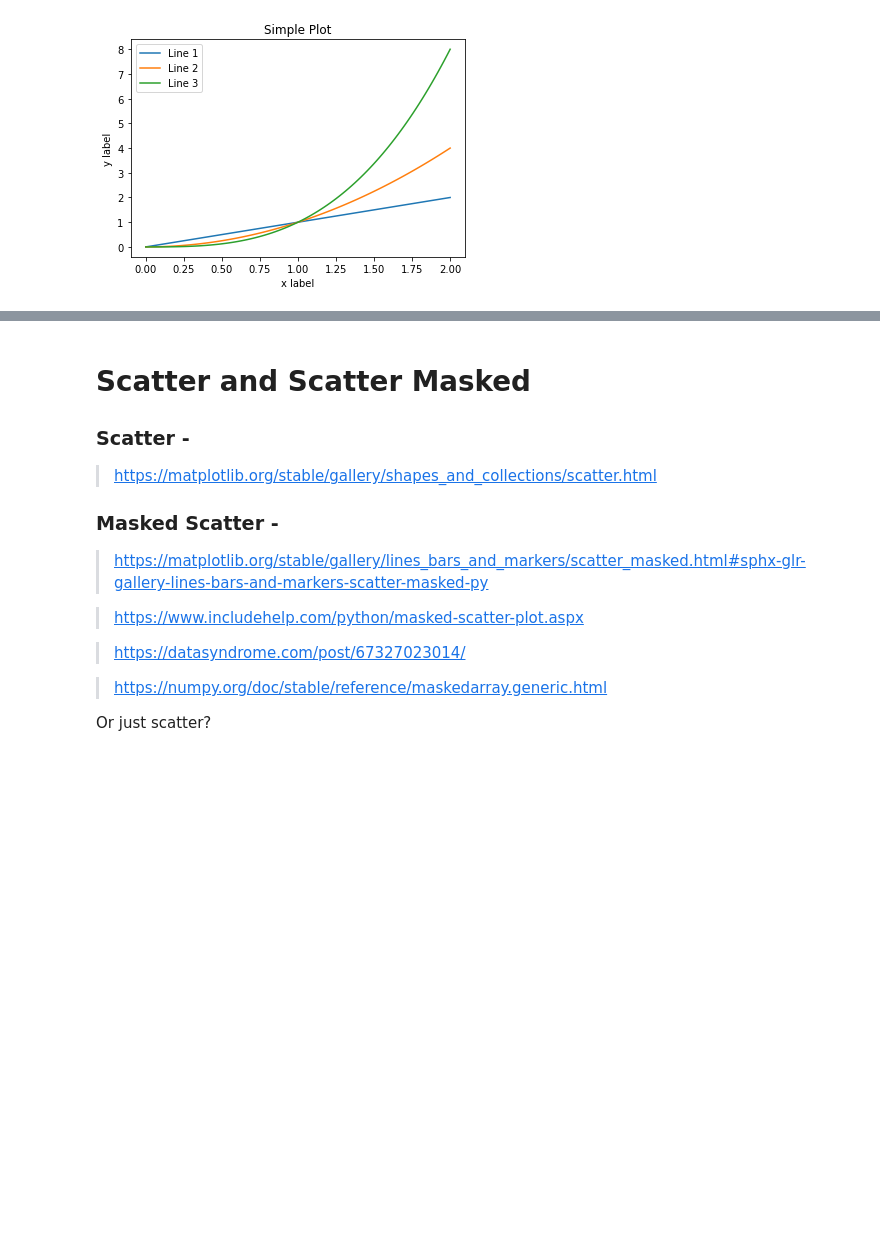
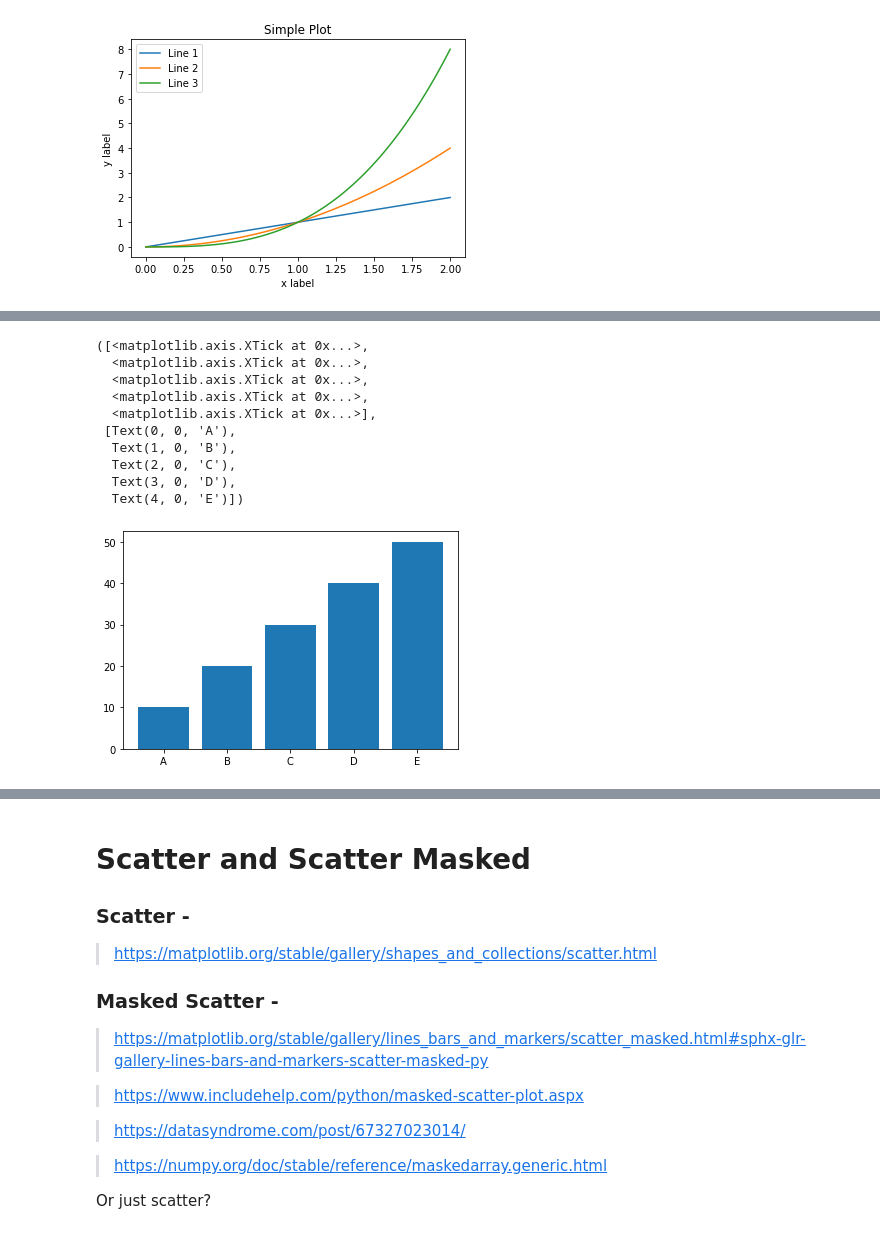
Before and after one commit to VCurry20/FDAProject2021, a Jupyter notebook: pyplot.ipynb, the cells around one changed output, grey strips where cells are left out. Saved outputs shown, nothing was run; the diff lists cells and outputs as text; code cells hidden in the pictures; blank space fills up the shorter version.

Commit message:
barplot

```diff
--- a/pyplot.ipynb
+++ b/pyplot.ipynb
@@ -142,0 +159,27 @@ import matplotlib.pyplot as plt
+# %%
+# Make a random dataset:
+height = [10, 20, 30, 40, 50]        # set the height data
+bars = ('A', 'B', 'C', 'D', 'E')     # set the names of the bars
+y_pos = np.arange(len(bars))         # y position for ticks - length of bar
+
+
+plt.bar(y_pos, height)               # plot barplot
+
+plt.xticks(y_pos, bars)              # Create names on the x-axis
+
+#plt.show()                          # Show plot
+
+
+# I am leaving the full output and not showing just the chart                                                      #[5][7]
+# %% [output]
+([<matplotlib.axis.XTick at 0x...>,
+  <matplotlib.axis.XTick at 0x...>,
+  <matplotlib.axis.XTick at 0x...>,
+  <matplotlib.axis.XTick at 0x...>,
+  <matplotlib.axis.XTick at 0x...>],
+ [Text(0, 0, 'A'),
+  Text(1, 0, 'B'),
+  Text(2, 0, 'C'),
+  Text(3, 0, 'D'),
+  Text(4, 0, 'E')])
+[figure, added]
```
Also changed, not shown: parts of 23 cells of this notebook, 1 other file.
